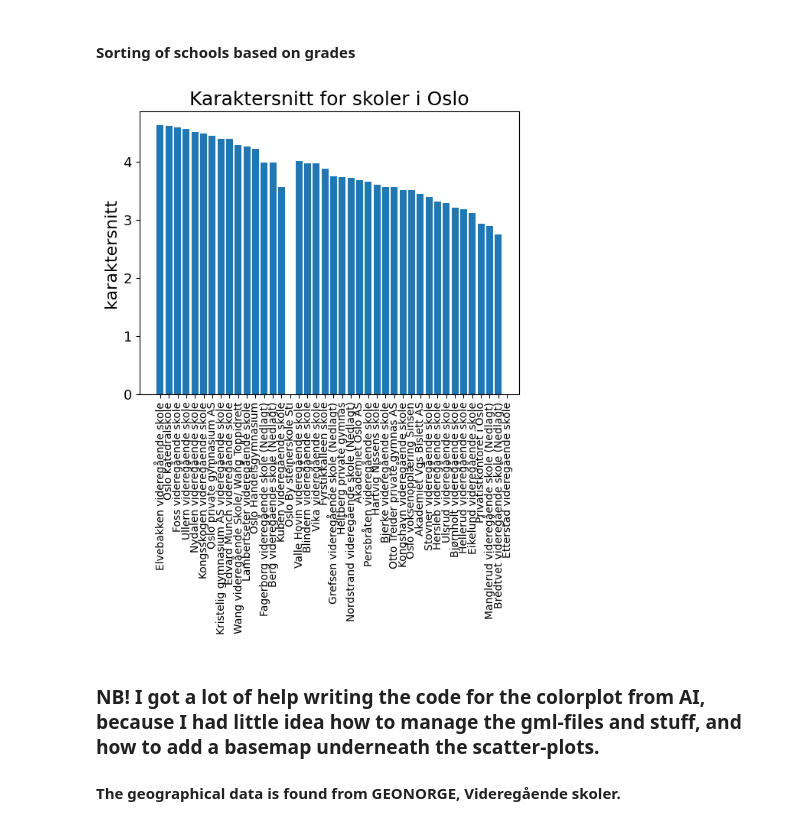
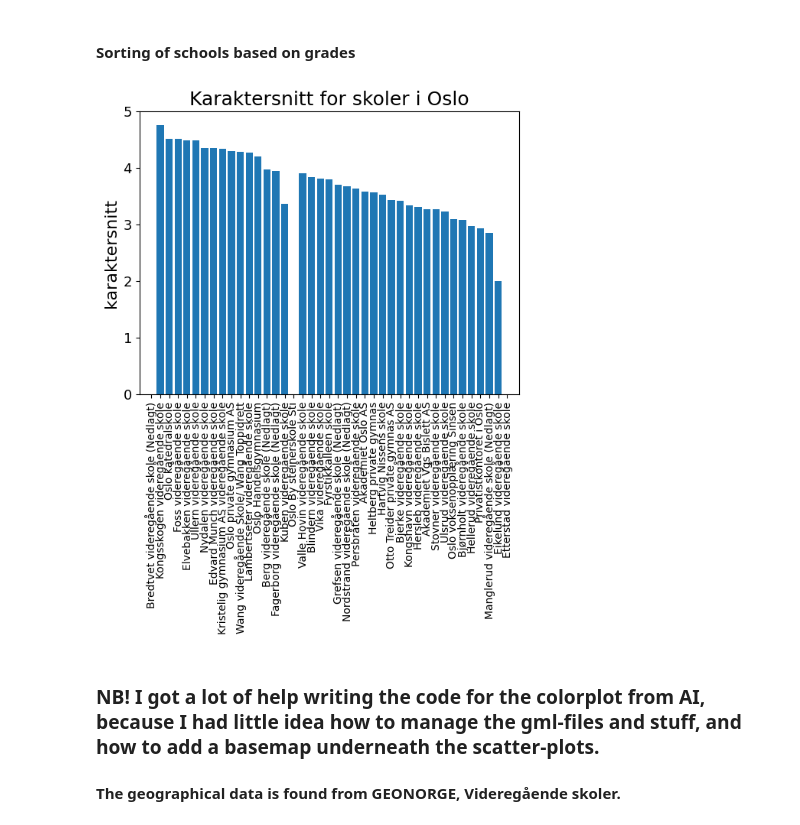
Before and after one commit to kajassandnes/high_school_grades, a Jupyter notebook: analysis_.ipynb, the cells around one changed output. Drawn from its saved outputs; the diff is of its cells as text; code cells hidden in the pictures.

```diff
--- a/analysis_.ipynb
+++ b/analysis_.ipynb
@@ -496,37 +496,37 @@ schools = oslo_data["Skolenavn"].unique().tolist()
 schools.pop(0) # removing "alle skoler"
 
 # exam grades
-#sk = [c for c in oslo_data.columns if ".SK" in c and ".AK" in c and (".ME" in c or ".SE" in c)] # sk=snittkarakter
+sk = [c for c in oslo_data.columns if ".SK" in c and ".AK" in c and (".ME" in c or ".SE" in c)] # sk=snittkarakter
 
 # both type of grades
-sk = [c for c in oslo_data.columns if ".SK" in c and ".AK" in c] # sk=snittkarakter
+#sk = [c for c in oslo_data.columns if ".SK" in c and ".AK" in c] # sk=snittkarakter
 
 school_grades = []
 
 for school in schools:
     school_rows = oslo_data[oslo_data["Skolenavn"] == school]
     school_grades.append(school_rows[sk].mean().mean())
 
 sort = sorted(zip(schools, school_grades), key=lambda x: x[1], reverse=True)
 schools, school_grades = zip(*sort)
 
 plt.rcParams.update({
     'font.size': 14,
     'axes.titlesize': 18,
     'axes.labelsize': 16,
     'xtick.labelsize': 10,
     'ytick.labelsize': 13,
     'legend.fontsize': 13,
     'figure.titlesize': 20
 })
 
 plt.bar(schools, school_grades)
 plt.xticks(rotation=90)
 plt.title("Karaktersnitt for skoler i Oslo")
 plt.ylabel("karaktersnitt")
 plt.show()
 # %% [output]
-[figure, old version]
+[figure, new version]
 # %% [markdown]
 ### NB! I got a lot of help writing the code for the colorplot from AI, because I had little idea how to manage the gml-files and stuff, and how to add a basemap underneath the scatter-plots.
 #### The geographical data is found from GEONORGE, Videregående skoler.
```
Also changed, not shown: parts of 2 cells of this notebook.
